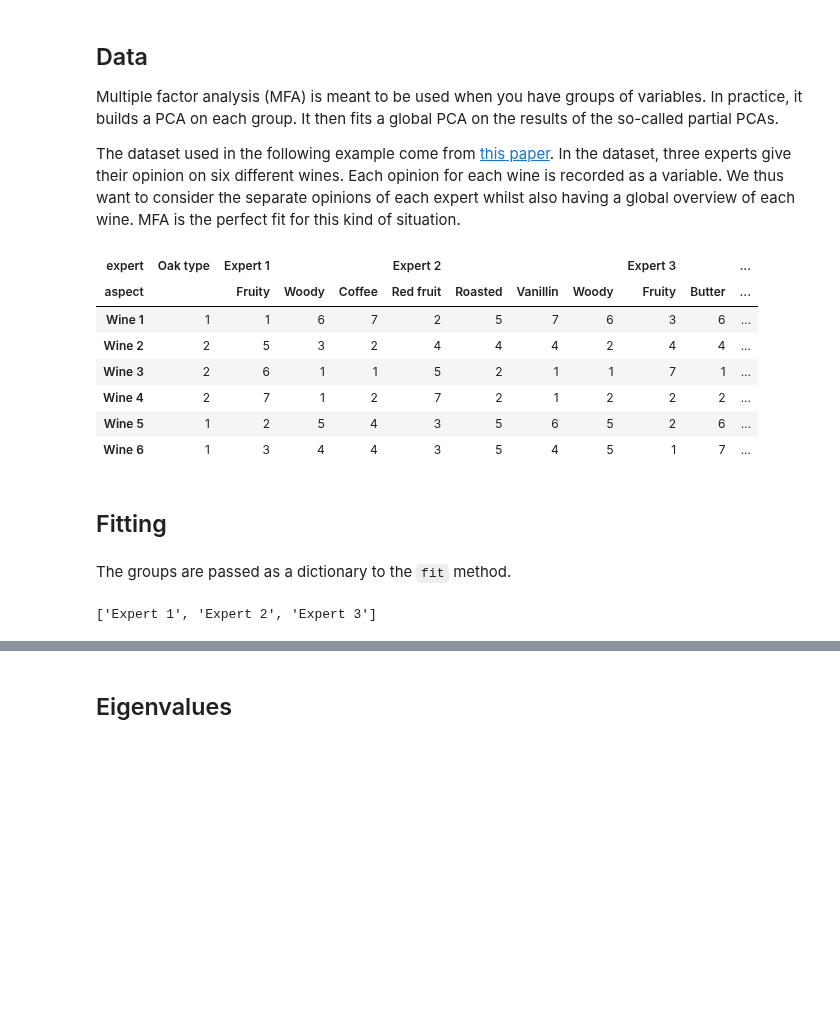
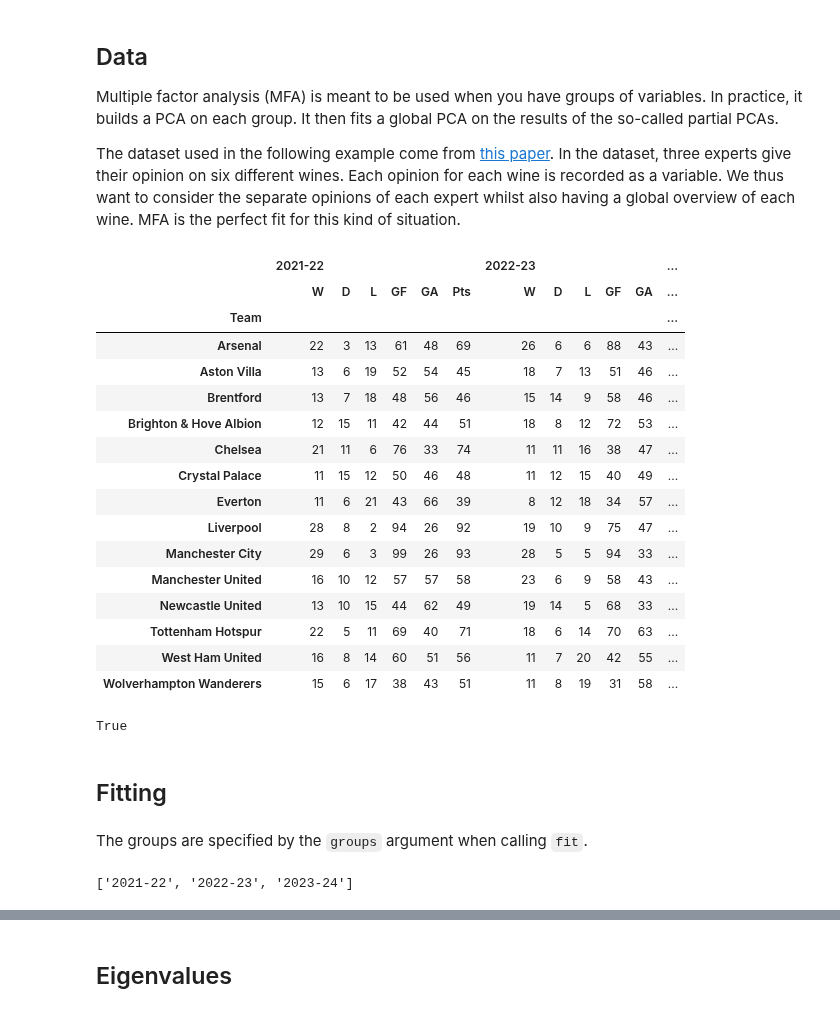
Before and after one commit to MaxHalford/prince, a Jupyter notebook: docs/content/mfa.ipynb, the cells around one changed output, grey strips where cells are left out. Saved outputs shown, nothing was run; the diff lists cells and outputs as text; code cells hidden in the pictures; blank space fills up the shorter version.

Commit message:
sup groups

```diff
--- a/docs/content/mfa.ipynb
+++ b/docs/content/mfa.ipynb
@@ -20,25 +20,38 @@ The dataset used in the following example come from [this paper](https://www.utd
 # %%
 import prince
 
-dataset = prince.datasets.load_burgundy_wines()
+dataset = prince.datasets.load_premier_league()
 dataset
 # %% [output]
-| expert | Oak type | Expert 1 |  |  | Expert 2 |  |  |  | Expert 3 |  | ... |
-| aspect |  | Fruity | Woody | Coffee | Red fruit | Roasted | Vanillin | Woody | Fruity | Butter | ... |
-| Wine 1 | 1 | 1 | 6 | 7 | 2 | 5 | 7 | 6 | 3 | 6 | ... |
-| Wine 2 | 2 | 5 | 3 | 2 | 4 | 4 | 4 | 2 | 4 | 4 | ... |
-| Wine 3 | 2 | 6 | 1 | 1 | 5 | 2 | 1 | 1 | 7 | 1 | ... |
-| Wine 4 | 2 | 7 | 1 | 2 | 7 | 2 | 1 | 2 | 2 | 2 | ... |
-| Wine 5 | 1 | 2 | 5 | 4 | 3 | 5 | 6 | 5 | 2 | 6 | ... |
-| Wine 6 | 1 | 3 | 4 | 4 | 3 | 5 | 4 | 5 | 1 | 7 | ... |
+|  | 2021-22 |  |  |  |  |  | 2022-23 |  |  |  |  | ... |
+|  | W | D | L | GF | GA | Pts | W | D | L | GF | GA | ... |
+| Team |  |  |  |  |  |  |  |  |  |  |  | ... |
+| Arsenal | 22 | 3 | 13 | 61 | 48 | 69 | 26 | 6 | 6 | 88 | 43 | ... |
+| Aston Villa | 13 | 6 | 19 | 52 | 54 | 45 | 18 | 7 | 13 | 51 | 46 | ... |
+| Brentford | 13 | 7 | 18 | 48 | 56 | 46 | 15 | 14 | 9 | 58 | 46 | ... |
+| Brighton & Hove Albion | 12 | 15 | 11 | 42 | 44 | 51 | 18 | 8 | 12 | 72 | 53 | ... |
+| Chelsea | 21 | 11 | 6 | 76 | 33 | 74 | 11 | 11 | 16 | 38 | 47 | ... |
+| Crystal Palace | 11 | 15 | 12 | 50 | 46 | 48 | 11 | 12 | 15 | 40 | 49 | ... |
+| Everton | 11 | 6 | 21 | 43 | 66 | 39 | 8 | 12 | 18 | 34 | 57 | ... |
+| Liverpool | 28 | 8 | 2 | 94 | 26 | 92 | 19 | 10 | 9 | 75 | 47 | ... |
+| Manchester City | 29 | 6 | 3 | 99 | 26 | 93 | 28 | 5 | 5 | 94 | 33 | ... |
+| Manchester United | 16 | 10 | 12 | 57 | 57 | 58 | 23 | 6 | 9 | 58 | 43 | ... |
+| Newcastle United | 13 | 10 | 15 | 44 | 62 | 49 | 19 | 14 | 5 | 68 | 33 | ... |
+| Tottenham Hotspur | 22 | 5 | 11 | 69 | 40 | 71 | 18 | 6 | 14 | 70 | 63 | ... |
+| West Ham United | 16 | 8 | 14 | 60 | 51 | 56 | 11 | 7 | 20 | 42 | 55 | ... |
+| Wolverhampton Wanderers | 15 | 6 | 17 | 38 | 43 | 51 | 11 | 8 | 19 | 31 | 58 | ... |
+# %%
+isinstance(dataset.columns, pd.MultiIndex)
+# %% [output]
+True
 # %% [markdown]
 ## Fitting
 # %% [markdown]
-The groups are passed as a dictionary to the `fit` method.
+The groups are specified by the `groups` argument when calling `fit`.
 # %%
-groups = dataset.columns.levels[0].drop("Oak type").tolist()
+groups = dataset.columns.levels[0].tolist()
 groups
 # %% [output]
-['Expert 1', 'Expert 2', 'Expert 3']
+['2021-22', '2022-23', '2023-24']
 # %%
 mfa = prince.MFA(
```
Also changed, not shown: parts of 8 cells of this notebook, 2 other files.
